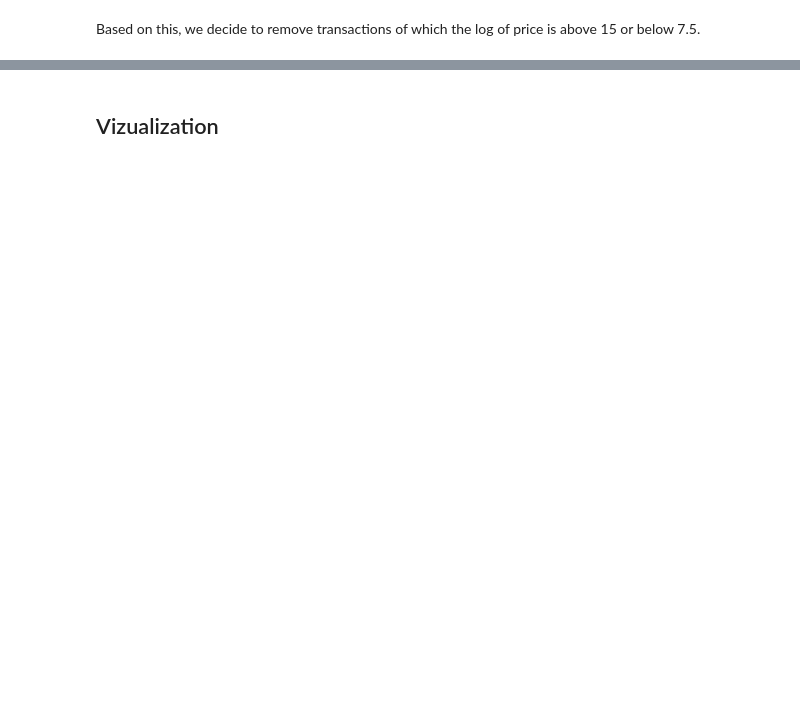
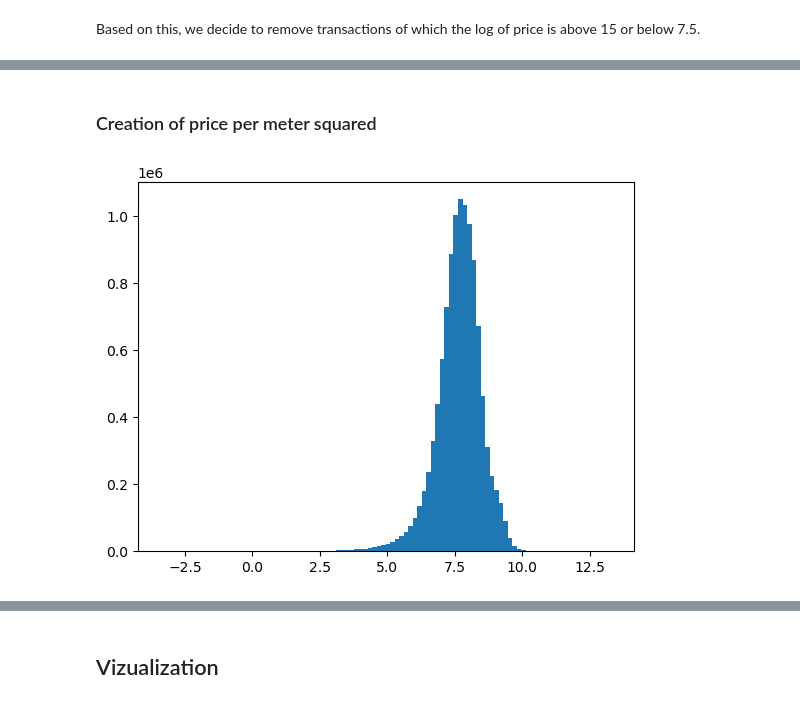
Before and after one commit to m-ligeret/price-signals-construction-activity, a Jupyter notebook: 3. processing_real_estate_transactions.ipynb, the cells around one changed output, grey strips where cells are left out. Drawn from its saved outputs; the diff is of its cells as text; code cells hidden in the pictures; blank space fills up the shorter version.

```diff
--- a/3. processing_real_estate_transactions.ipynb
+++ b/3. processing_real_estate_transactions.ipynb
@@ -209,4 +238,15 @@ plt.show()
+# %% [markdown]
+### Creation of price per meter squared
 # %%
 # Since valeurfonc is highly dependant on the size of the building/house sold, we look at price/m2
 # We choose to divide first by the built surface (other approches to come)
 df_cleaned.loc[:,'p/m2']=df_cleaned['valeurfonc']/df_cleaned['sbati']
+# %%
+# Creating bins with numpy for faster computations
+counts, bin_edges = np.histogram(np.log(df_cleaned['p/m2']), bins=100)
+
+# We look at a barplot of the log of valeurfonc to have an idea of the values
+plt.bar(bin_edges[:-1], counts, width=np.diff(bin_edges), align='edge')
+plt.show()
+# %% [output]
+[figure, added]
```
Also changed, not shown: parts of 28 cells of this notebook.
